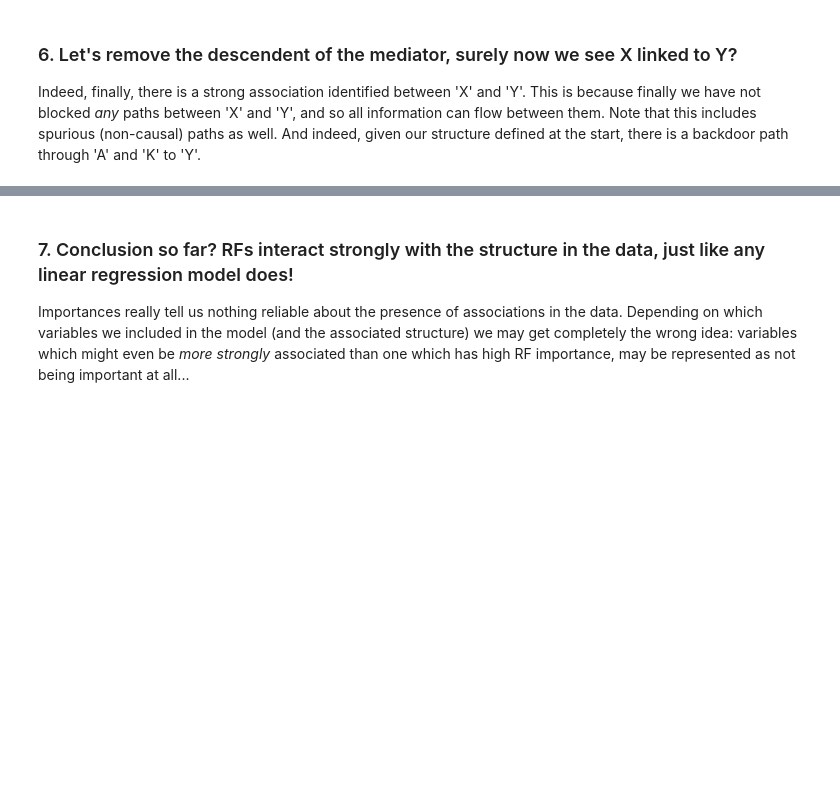
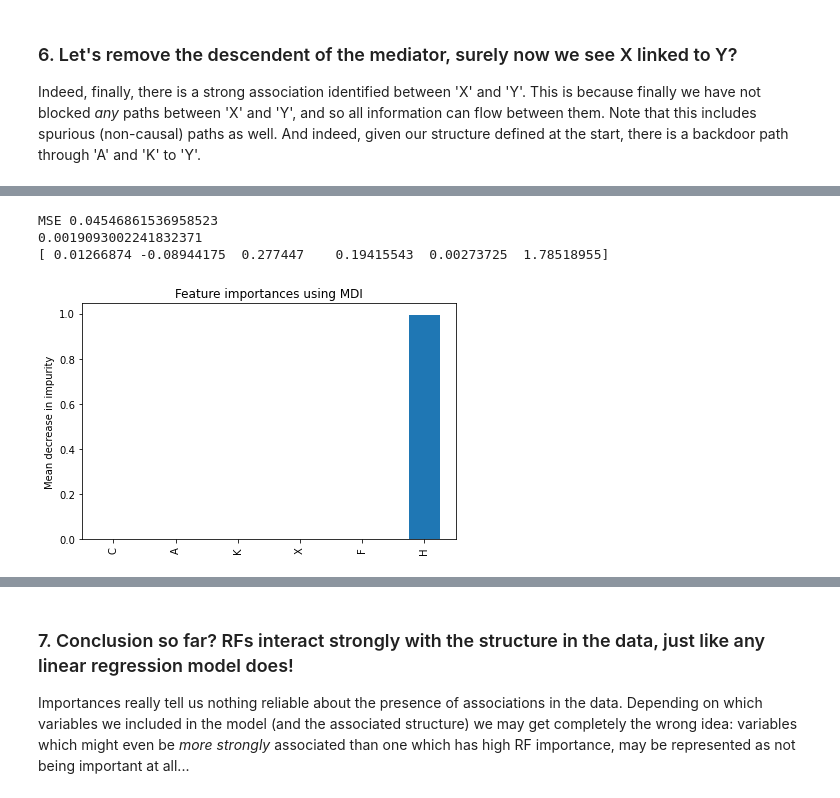
Before and after one commit to matthewvowels1/ML_structural_interactions, a Jupyter notebook: RF_importances_Shapley.ipynb, the cells around one changed output, grey strips where cells are left out. Saved outputs shown, nothing was run; the diff lists cells and outputs as text; code cells hidden in the pictures; blank space fills up the shorter version.

```diff
--- a/RF_importances_Shapley.ipynb
+++ b/RF_importances_Shapley.ipynb
@@ -117,0 +139,16 @@ MSE 0.3780449718083437
+# %%
+predictors = np.concatenate((C, A, K, X, F, H),1)
+outcome =  Y[:,0]
+feature_names = ['C', 'A', 'K', 'X', 'F', 'H']
+
+plot_importances(predictors, outcome, feature_names)
+
+# compare with linear regression coefficients
+reg = LinearRegression().fit(predictors, outcome)
+print(reg.intercept_)
+print(reg.coef_)
+# %% [output]
+MSE 0.04546861536958523
+0.0019093002241832371
+[ 0.01266874 -0.08944175  0.277447    0.19415543  0.00273725  1.78518955]
+[figure, added]
```
Also changed, not shown: parts of 8 cells of this notebook.
